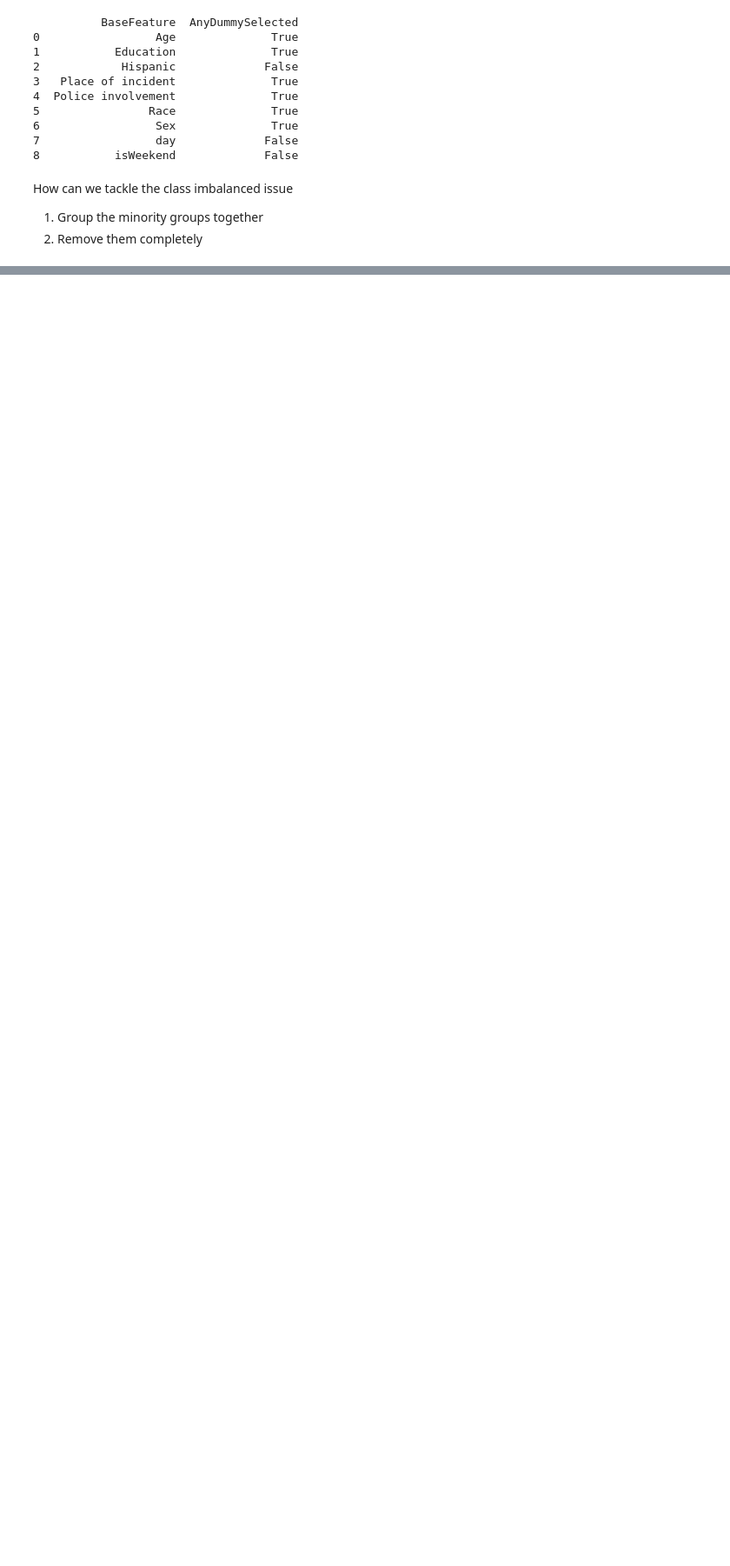
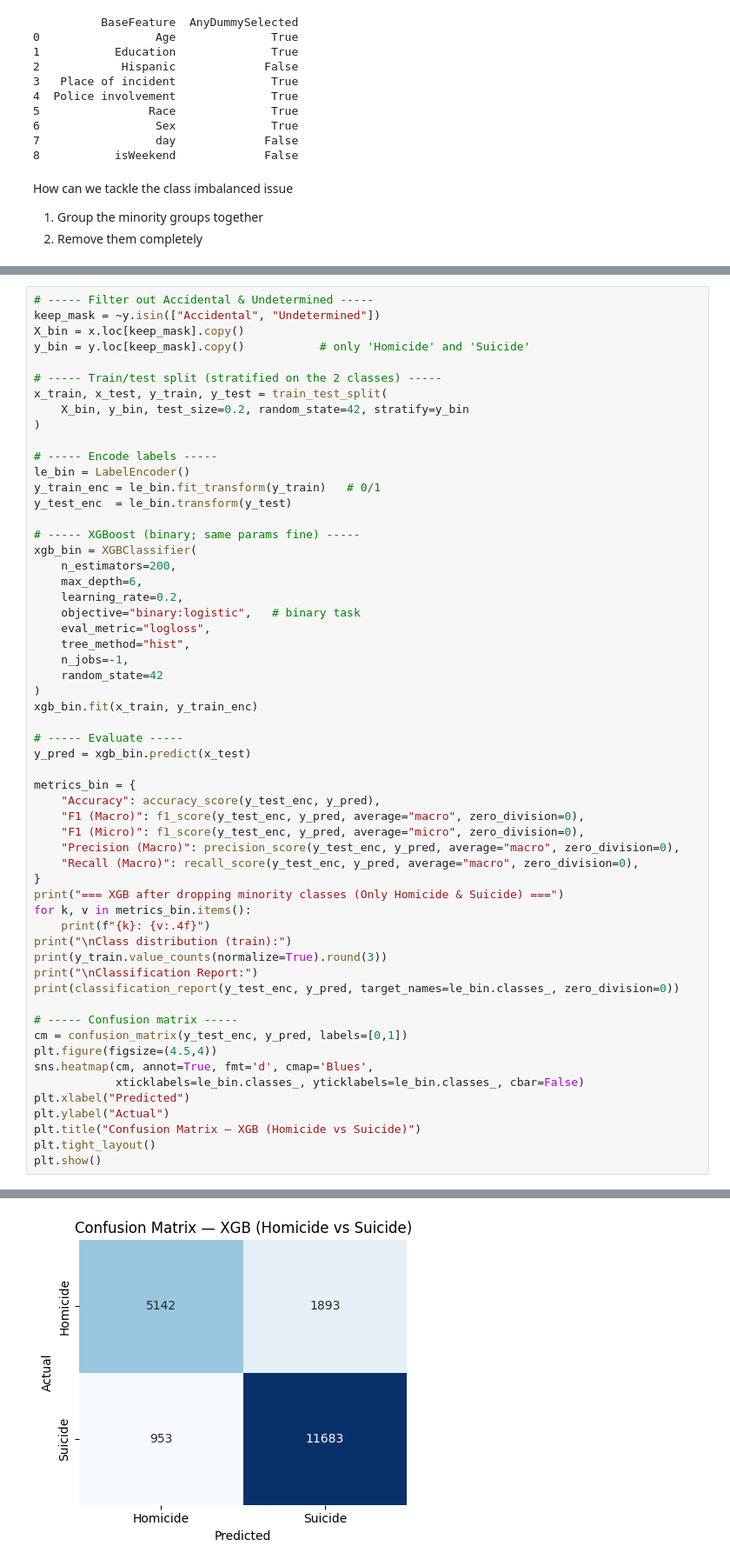
Before and after one commit to beckhamtoh/CS3244-Gun-Violence, a Jupyter notebook: notebooks/Classifying_reasons_for_gun_incidents(baseline_models).ipynb, the cells around one changed output, grey strips where cells are left out. Shown at 87% size. Saved outputs shown, nothing was run; the diff lists cells and outputs as text; blank space fills up the shorter version.

```diff
--- a/notebooks/Classifying_reasons_for_gun_incidents(baseline_models).ipynb
+++ b/notebooks/Classifying_reasons_for_gun_incidents(baseline_models).ipynb
@@ -2140,0 +2218,58 @@ How can we tackle the class imbalanced issue
+# %%
+# ----- Filter out Accidental & Undetermined -----
+keep_mask = ~y.isin(["Accidental", "Undetermined"])
+X_bin = x.loc[keep_mask].copy()
+y_bin = y.loc[keep_mask].copy()           # only 'Homicide' and 'Suicide'
+
+# ----- Train/test split (stratified on the 2 classes) -----
+x_train, x_test, y_train, y_test = train_test_split(
+    X_bin, y_bin, test_size=0.2, random_state=42, stratify=y_bin
+)
+
+# ----- Encode labels -----
+le_bin = LabelEncoder()
+y_train_enc = le_bin.fit_transform(y_train)   # 0/1
+y_test_enc  = le_bin.transform(y_test)
+
+# ----- XGBoost (binary; same params fine) -----
+xgb_bin = XGBClassifier(
+    n_estimators=200,
+    max_depth=6,
+    learning_rate=0.2,
+    objective="binary:logistic",   # binary task
+    eval_metric="logloss",
+    tree_method="hist",
+    n_jobs=-1,
+    random_state=42
+)
+xgb_bin.fit(x_train, y_train_enc)
+
+# ----- Evaluate -----
+y_pred = xgb_bin.predict(x_test)
+
+metrics_bin = {
+    "Accuracy": accuracy_score(y_test_enc, y_pred),
+    "F1 (Macro)": f1_score(y_test_enc, y_pred, average="macro", zero_division=0),
+    "F1 (Micro)": f1_score(y_test_enc, y_pred, average="micro", zero_division=0),
+    "Precision (Macro)": precision_score(y_test_enc, y_pred, average="macro", zero_division=0),
+    "Recall (Macro)": recall_score(y_test_enc, y_pred, average="macro", zero_division=0),
+}
+print("=== XGB after dropping minority classes (Only Homicide & Suicide) ===")
+for k, v in metrics_bin.items():
+    print(f"{k}: {v:.4f}")
+print("\nClass distribution (train):")
+print(y_train.value_counts(normalize=True).round(3))
+print("\nClassification Report:")
+print(classification_report(y_test_enc, y_pred, target_names=le_bin.classes_, zero_division=0))
+
+# ----- Confusion matrix -----
+cm = confusion_matrix(y_test_enc, y_pred, labels=[0,1])
+plt.figure(figsize=(4.5,4))
+sns.heatmap(cm, annot=True, fmt='d', cmap='Blues',
+            xticklabels=le_bin.classes_, yticklabels=le_bin.classes_, cbar=False)
+plt.xlabel("Predicted")
+plt.ylabel("Actual")
+plt.title("Confusion Matrix — XGB (Homicide vs Suicide)")
+plt.tight_layout()
+plt.show()
+# %% [output]
@@ -2141,3 +2293,4 @@ How can we tackle the class imbalanced issue
+[figure, added]
 # %% [markdown]
 #General Comments:
 
```
Also changed, not shown: parts of 2 cells of this notebook.
